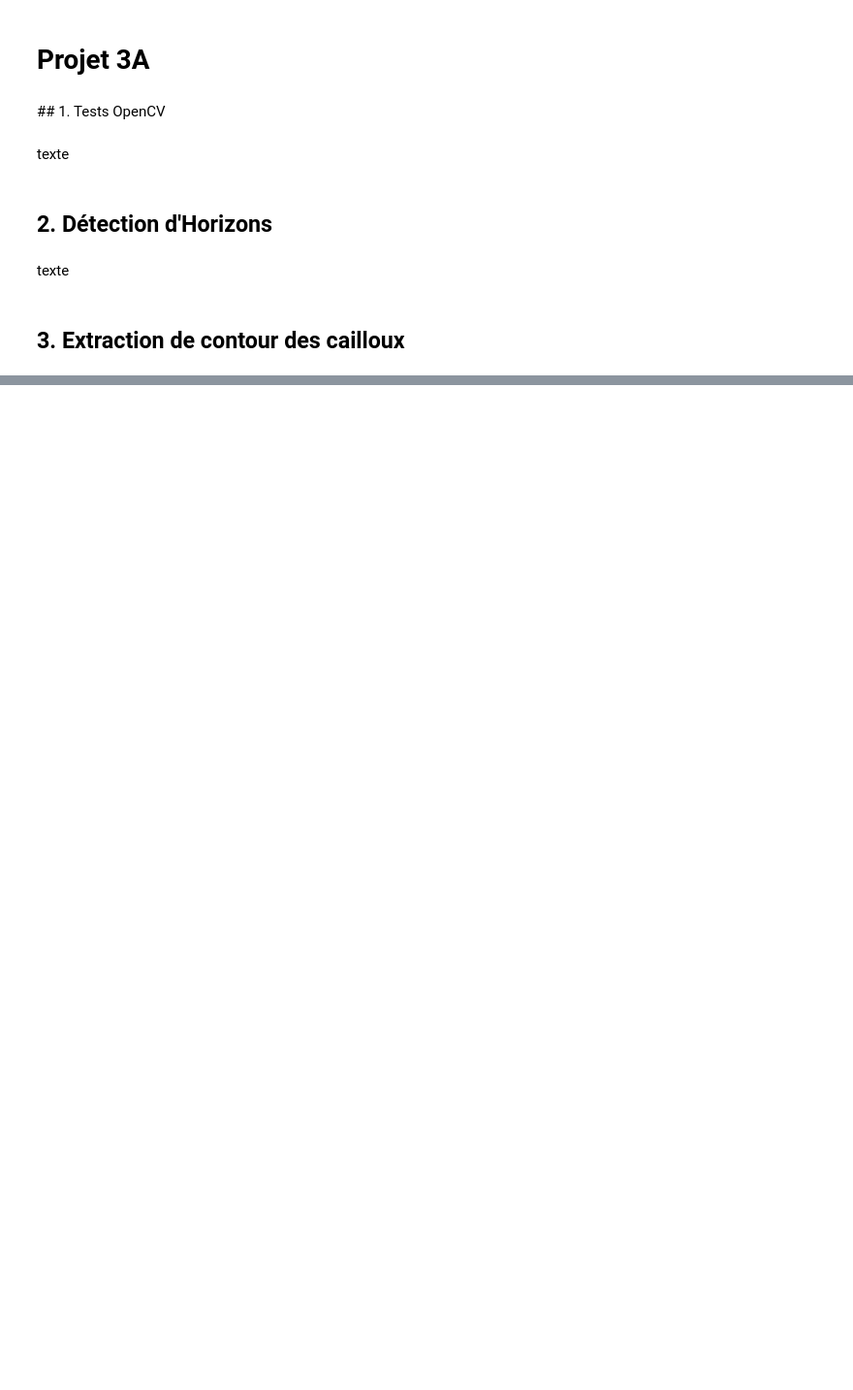
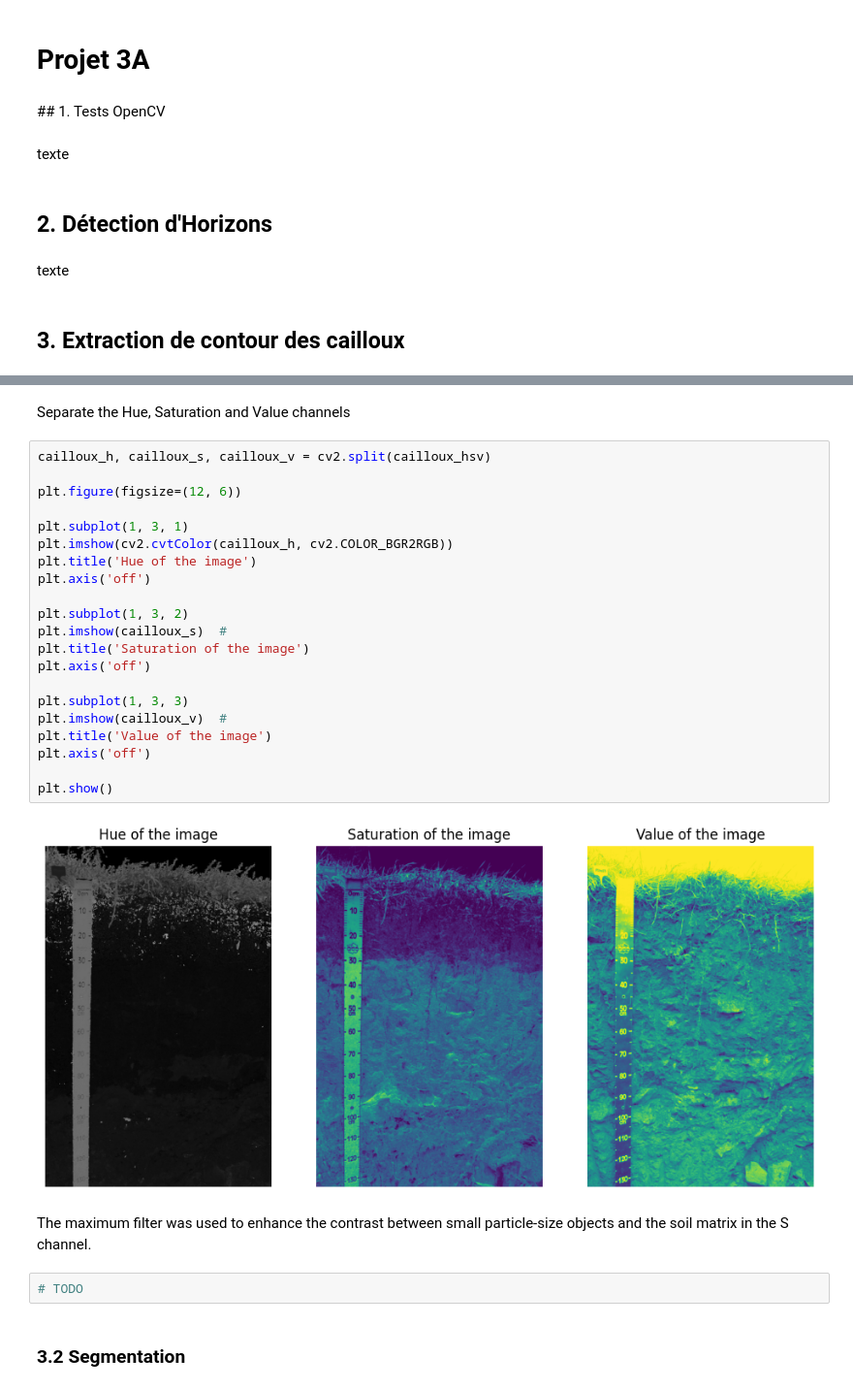
Before and after one commit to YuetongLU7/ACSE_Traitement_Image_Sol, a Jupyter notebook: projet3A.ipynb, the cells around one changed output, grey strips where cells are left out. Shown at 97% size. Cells and saved outputs as stored; diff of their text form; blank space fills up the shorter version.

```diff
--- a/projet3A.ipynb
+++ b/projet3A.ipynb
@@ -22,0 +72,31 @@ Step 3 : UDW algorithm
+# %% [markdown]
+Separate the Hue, Saturation and Value channels
+# %%
+cailloux_h, cailloux_s, cailloux_v = cv2.split(cailloux_hsv)
+
+plt.figure(figsize=(12, 6))
+
+plt.subplot(1, 3, 1)
+plt.imshow(cv2.cvtColor(cailloux_h, cv2.COLOR_BGR2RGB))
+plt.title('Hue of the image')
+plt.axis('off')
+
+plt.subplot(1, 3, 2)
+plt.imshow(cailloux_s)  #
+plt.title('Saturation of the image')
+plt.axis('off')
+
+plt.subplot(1, 3, 3)
+plt.imshow(cailloux_v)  #
+plt.title('Value of the image')
+plt.axis('off')
+
+plt.show()
+# %% [output]
+[figure, added]
+# %% [markdown]
+The maximum filter was used to enhance the contrast between small particle-size objects and the soil matrix in the S channel.
+# %%
+# TODO
+# %% [markdown]
+### 3.2 Segmentation
```
Also changed, not shown: parts of 11 cells of this notebook.
